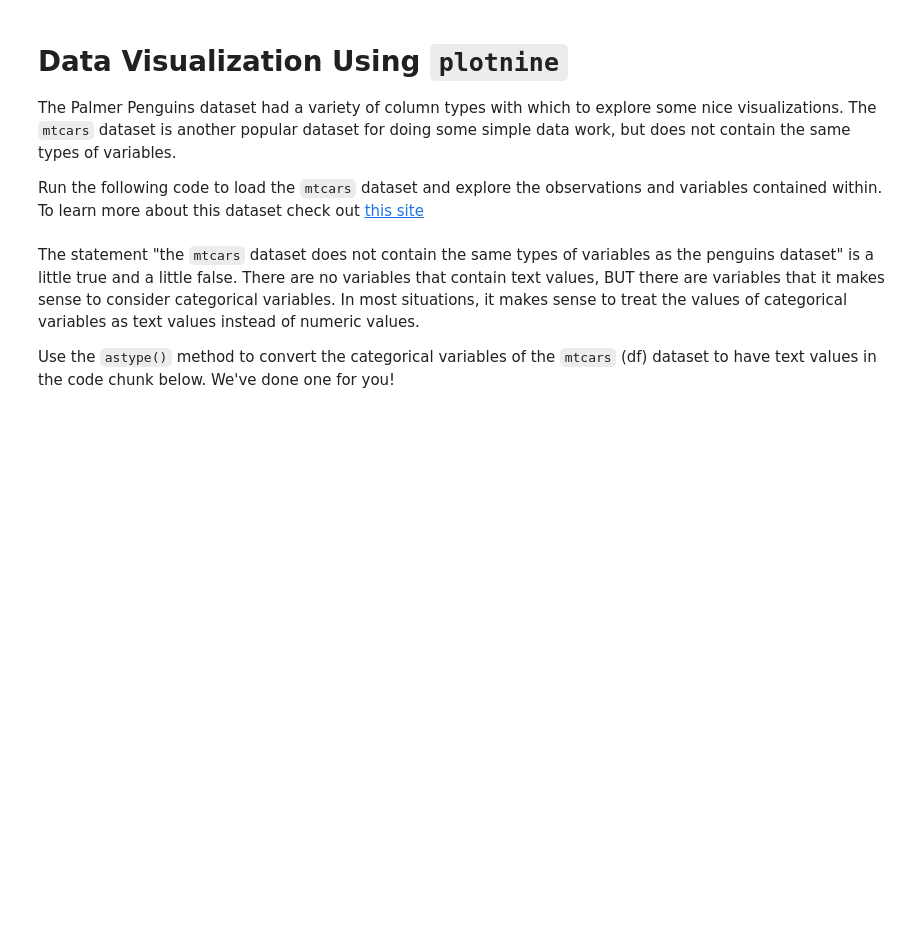
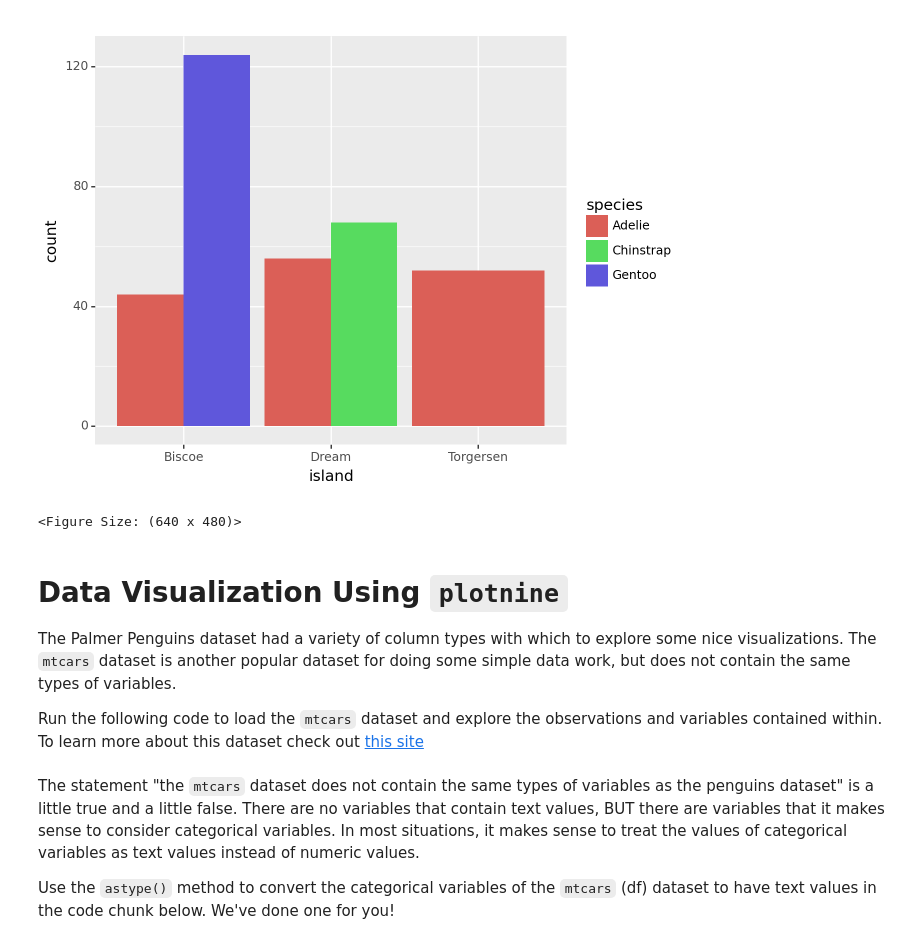
Before and after one commit to davisbove/GSB_544, a Jupyter notebook: Copy_of_Introduction_to_Data_Viz_Using_mtcars_Dataset.ipynb, the cells around one changed output. Drawn from its saved outputs; the diff is of its cells as text; code cells hidden in the pictures; blank space fills up the shorter version.

```diff
--- a/Copy_of_Introduction_to_Data_Viz_Using_mtcars_Dataset.ipynb
+++ b/Copy_of_Introduction_to_Data_Viz_Using_mtcars_Dataset.ipynb
@@ -3,3 +38,10 @@
+# %%
+from plotnine import geom_bar
+
+(ggplot(penguins, aes( x = "island", fill = "species"))+ geom_bar(position = "dodge"))
+# %% [output]
+[figure, added]
+<Figure Size: (640 x 480)>
 # %% [markdown]
 # Data Visualization Using `plotnine`
 
```
Also changed, not shown: parts of 5 cells of this notebook.
